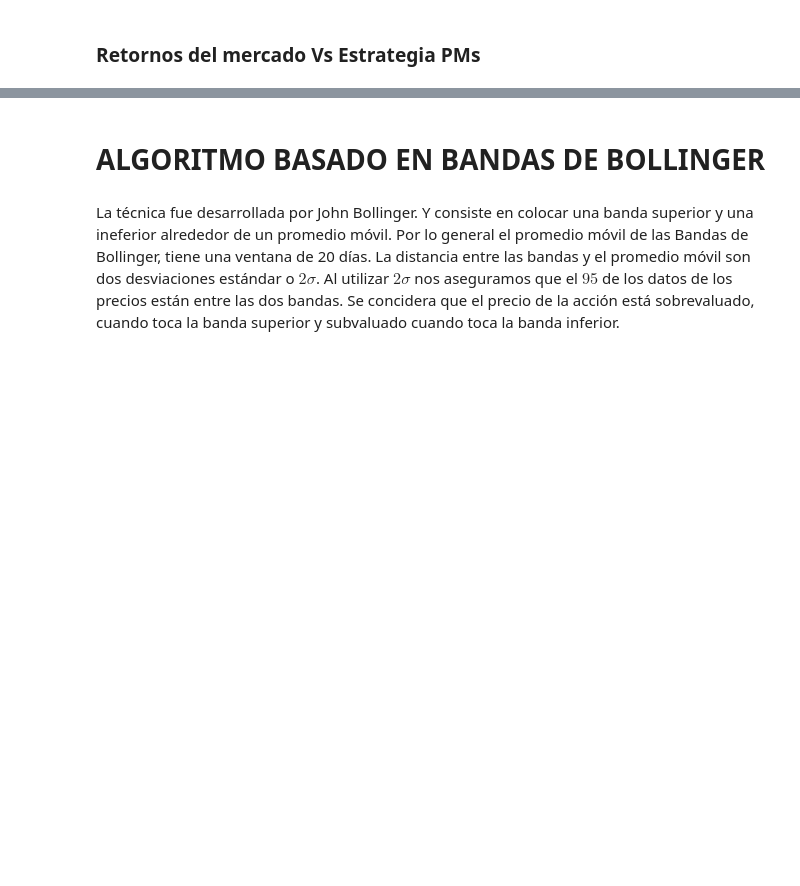
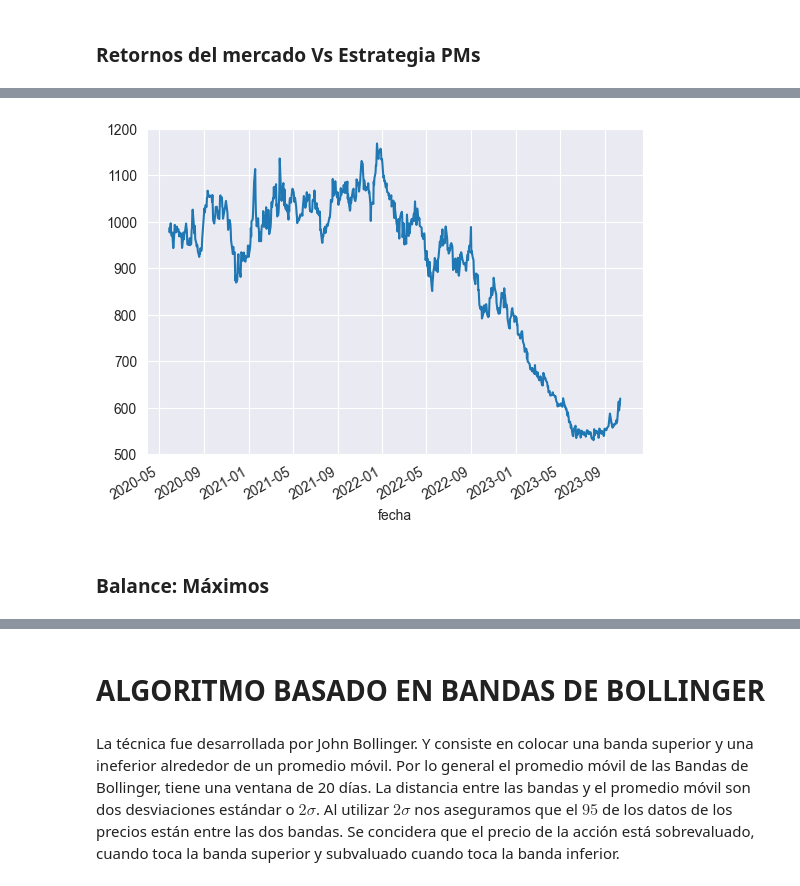
Before and after one commit to carlosdeoncedos/CienciaDatosFinanzas2023_09_lunes, a Jupyter notebook: Sesion_6.ipynb, the cells around one changed output, grey strips where cells are left out. Drawn from its saved outputs; the diff is of its cells as text; code cells hidden in the pictures; blank space fills up the shorter version.

```diff
--- a/Sesion_6.ipynb
+++ b/Sesion_6.ipynb
@@ -462,0 +462,8 @@ Estrategia Promedios Moviles 21 y 100 dias -0.1353149331316811
+# %%
+balance = 1000 * (1+ df['ret_estr']).cumprod()
+# %%
+balance.plot();
+# %% [output]
+[figure, added]
+# %% [markdown]
+### Balance: Máximos
```
Also changed, not shown: parts of 67 cells of this notebook.
